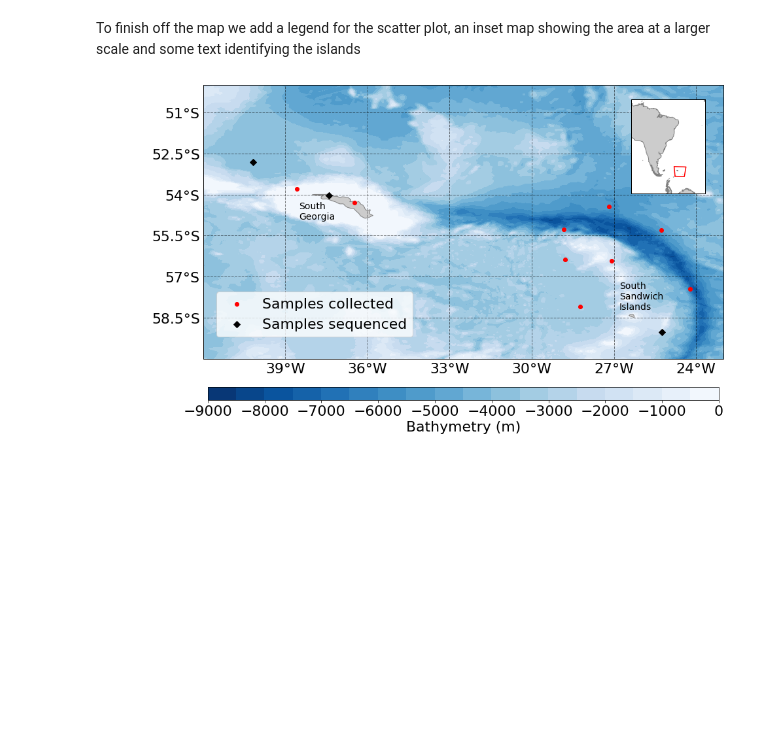
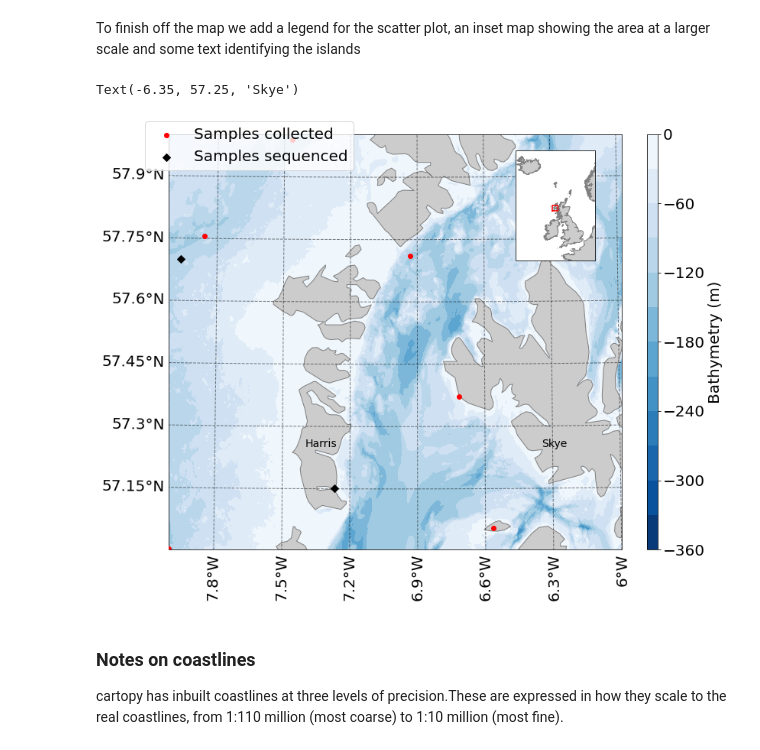
Before and after one commit to callumrollo/cartopy-basemap, a Jupyter notebook: cartopy_ex.ipynb, the cells around one changed output. Drawn from its saved outputs; the diff is of its cells as text; code cells hidden in the pictures; blank space fills up the shorter version.

```diff
--- a/cartopy_ex.ipynb
+++ b/cartopy_ex.ipynb
@@ -95,2 +67,4 @@ bathy_conts = np.arange(-9000,500,500)
+# %%
+bathy_conts = np.arange(-360, 30, 30)
 # %% [markdown]
 Here we load some scatter data from a two column csv for plotting later
@@ -145,26 +118,24 @@ Now to add a few more features. First coastlines from cartopy's natural features
 # %%
 fig = plt.figure(figsize=(20,10))
 ax = fig.add_subplot(111, projection=coord)
-ax.set_extent([-42, -23, -60, -50], crs=coord)
-bathy=ax.contourf(bathy_lon,bathy_lat,bathy_h,bathy_conts,transform=coord,cmap='Blues_r')
+ax.set_extent([w_lim, e_lim, s_lim, n_lim], crs=pc)
+bathy=ax.contourf(bathy_lon,bathy_lat,bathy_h,bathy_conts,transform=pc,cmap='Blues_r')
 
-gl = ax.gridlines(crs=ccrs.PlateCarree(), draw_labels=True,
-                  linewidth=1, color='k', alpha=0.5, linestyle='--')
+gl = ax.gridlines(crs=pc, draw_labels=True, linewidth=1, color='k', alpha=0.5, linestyle='--')
 gl.xlabels_top = False
 gl.ylabels_right = False
 gl.xformatter = LONGITUDE_FORMATTER
 gl.yformatter = LATITUDE_FORMATTER
 gl.ylines = True
 gl.xlines = True
-fig.colorbar(bathy,ax=ax,orientation='horizontal',label='Bathymetry (m)',shrink=0.7,pad=0.08,aspect=40)
+fig.colorbar(bathy,ax=ax,orientation='vertical',label='Bathymetry (m)',pad=0.03,aspect=40)
 
-
-feature = cartopy.feature.NaturalEarthFeature(name='coastline',
+feature = cartopy.feature.NaturalEarthFeature(name='land',
                                               category='physical',
-                                              scale='50m',
+                                              scale='10m',
                                               edgecolor='0.5',
                                               facecolor='0.8')
 ax.add_feature(feature)
-ax.scatter(lons,lats,zorder=5,color='red',label='Samples collected')
-ax.scatter(sample_lon,sample_lat,zorder=10,color='k',marker='D',s=50,label='Samples sequenced');
+ax.scatter(lons,lats,zorder=5,color='red',label='Samples collected', transform=pc)
+ax.scatter(sample_lon,sample_lat,zorder=10,color='k',marker='D',s=50,label='Samples sequenced', transform=pc);
 # %% [output]
@@ -177,52 +148,59 @@ fig = plt.figure(figsize=(20,10))
 ax = fig.add_subplot(111, projection=coord)
 
 # Set the extent of the map [W,E,S,N]
-ax.set_extent([-42, -23, -60, -50], crs=coord)
+ax.set_extent([w_lim, e_lim, s_lim, n_lim], crs=pc)
 
 # Plot the bathymetry here, could change the contour levels by making a new bathy_conts
 # or try a different colormap
-bathy=ax.contourf(bathy_lon,bathy_lat,bathy_h,bathy_conts,transform=coord,cmap='Blues_r')
+bathy=ax.contourf(bathy_lon,bathy_lat,bathy_h,bathy_conts,transform=pc,cmap='Blues_r')
 
 # Set the color and style of the gridlines
-gl = ax.gridlines(crs=ccrs.PlateCarree(), draw_labels=True,
+gl = ax.gridlines(crs=pc, draw_labels=True,
                   linewidth=1, color='k', alpha=0.5, linestyle='--')
 
 # Format those gridlines, turn off labels on the top and right side
 gl.xlabels_top = False
 gl.ylabels_right = False
 gl.xformatter = LONGITUDE_FORMATTER
 gl.yformatter = LATITUDE_FORMATTER
 gl.ylines = True
 gl.xlines = True
 
 # Add a colorbar for the bathymetry data
-fig.colorbar(bathy,ax=ax,orientation='horizontal',label='Bathymetry (m)',shrink=0.7,pad=0.08,aspect=40)
+fig.colorbar(bathy,ax=ax,orientation='vertical',label='Bathymetry (m)',pad=0.03,aspect=40)
 
 # Add the coastlines
 ax.add_feature(feature)
 
 # Add the scatter data, we could change the symbols
-ax.scatter(lons,lats,zorder=5,color='red',label='Samples collected')
-ax.scatter(sample_lon,sample_lat,zorder=10,color='k',marker='D',s=50,label='Samples sequenced')
+ax.scatter(lons,lats,zorder=5,color='red',label='Samples collected', transform=pc)
+ax.scatter(sample_lon,sample_lat,zorder=10,color='k',marker='D',s=50,label='Samples sequenced', transform=pc)
 
 # Add the legend, try changing its position
-fig .legend( bbox_to_anchor=(0.12,0.2),loc='lower left')
+fig .legend( bbox_to_anchor=(0.32,0.8),loc='lower left')
 
 # Here we add the inset map sub axes in the top right, note the different projection
-tr2=ccrs.Stereographic(central_latitude=-55,central_longitude=-35)
-sub_ax = plt.axes([0.63, 0.65, 0.2, 0.2], projection=ccrs.Stereographic(central_latitude=-55,central_longitude=-35))
-
+tr2=ccrs.Stereographic(central_latitude=(n_lim + s_lim)/2, central_longitude=(w_lim+e_lim)/2)
+sub_ax = plt.axes([0.6, 0.65, 0.2, 0.2], projection=tr2)
 # Try changing the extent of our inset map here
-sub_ax.set_extent([-70, -15, -75, 10])
+sub_ax.set_extent([w_lim-10,e_lim+10, s_lim-10, n_lim+10], crs=pc)
 
 # Here we make a line that plots the vertices of our main plot to put on the inset map
-x_co = [-42,-42,-23,-23,-42]
-y_co = [-60,-50,-50,-60,-60]
+x_co = [w_lim, e_lim, e_lim, w_lim, w_lim]
+y_co = [s_lim, s_lim, n_lim, n_lim, s_lim]
+
 sub_ax.add_feature(feature)
-sub_ax.plot(x_co,y_co,transform=coord,zorder=10,color='red')
+sub_ax.plot(x_co,y_co,transform=pc,zorder=10,color='red');
 
 # Finally we add a couple of text labels for the islands
-ax.text(-38.5,-54.9,'South\nGeorgia',fontsize=14)
-ax.text(-26.8,-58.2,'South\nSandwich\nIslands',fontsize=14);
+ax.text(-7.4, 57.25, 'Harris',fontsize=14, transform=pc)
+ax.text(-6.35, 57.25,'Skye',fontsize=14, transform=pc)
+
+#ax.text(-26.8,-58.2,'South\nSandwich\nIslands',transform=pc, fontsize=14);
 # %% [output]
+Text(-6.35, 57.25, 'Skye')
-[figure, old version]
+[figure, new version]
+# %% [markdown]
+### Notes on coastlines
+
+cartopy has inbuilt coastlines at three levels of precision.These are expressed in how they scale to the real coastlines, from 1:110 million (most coarse) to 1:10 million (most fine).
```
Also changed, not shown: parts of 23 cells of this notebook.
